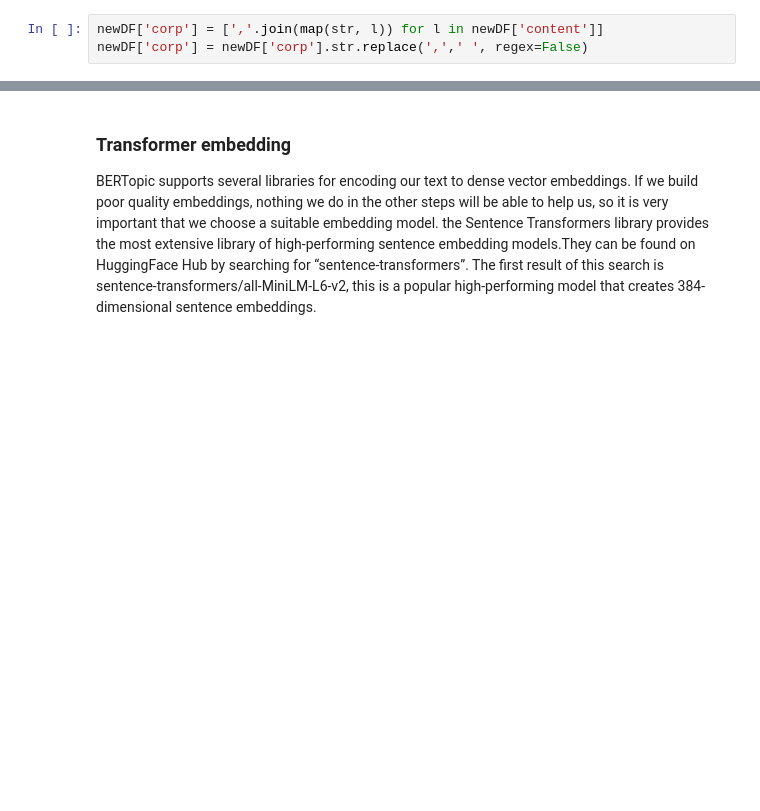
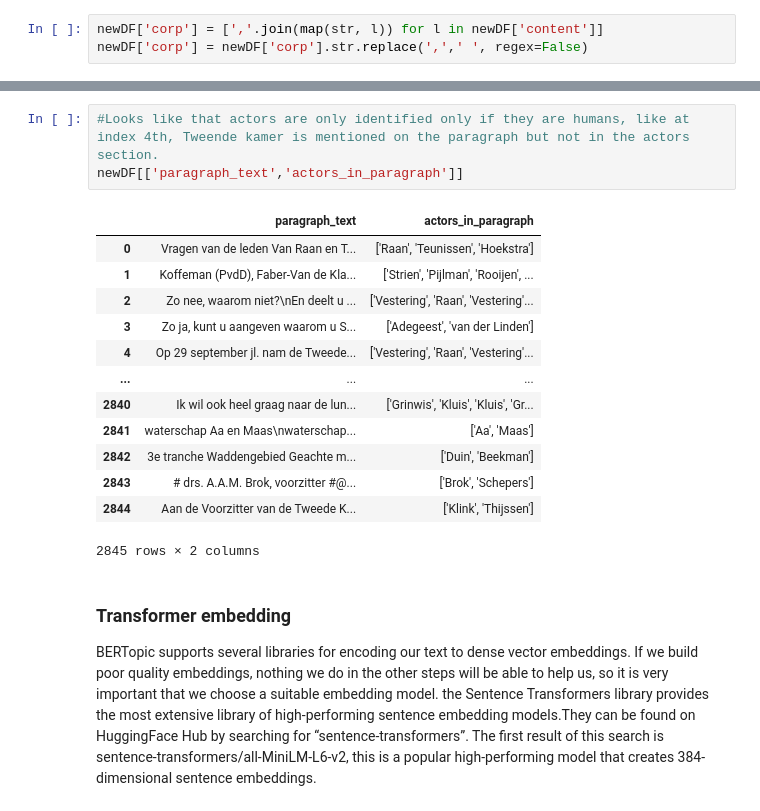
Before and after one commit to liviapopper/jads_DCiA2023_group3, a Jupyter notebook: actor_to_paragraph_fix/Paragraph Embeddings_on_2+actors_per_topic.ipynb, the cells around one changed output, grey strips where cells are left out. Drawn from its saved outputs; the diff is of its cells as text; blank space fills up the shorter version.

```diff
--- a/actor_to_paragraph_fix/Paragraph Embeddings_on_2+actors_per_topic.ipynb
+++ b/actor_to_paragraph_fix/Paragraph Embeddings_on_2+actors_per_topic.ipynb
@@ -229,3 +145,20 @@ newDF
+# %%
+#Looks like that actors are only identified only if they are humans, like at index 4th, Tweende kamer is mentioned on the paragraph but not in the actors section.
+newDF[['paragraph_text','actors_in_paragraph']]
+# %% [output]
+|  | paragraph_text | actors_in_paragraph |
+| 0 | Vragen van de leden Van Raan en T... | ['Raan', 'Teunissen', 'Hoekstra'] |
+| 1 | Koffeman (PvdD), Faber-Van de Kla... | ['Strien', 'Pijlman', 'Rooijen', ... |
+| 2 | Zo nee, waarom niet?\nEn deelt u ... | ['Vestering', 'Raan', 'Vestering'... |
+| 3 | Zo ja, kunt u aangeven waarom u S... | ['Adegeest', 'van der Linden'] |
+| 4 | Op 29 september jl. nam de Tweede... | ['Vestering', 'Raan', 'Vestering'... |
+| ... | ... | ... |
+| 2840 | Ik wil ook heel graag naar de lun... | ['Grinwis', 'Kluis', 'Kluis', 'Gr... |
+| 2841 | waterschap Aa en Maas\nwaterschap... | ['Aa', 'Maas'] |
+| 2842 | 3e tranche Waddengebied Geachte m... | ['Duin', 'Beekman'] |
+| 2843 | # drs. A.A.M. Brok, voorzitter #@... | ['Brok', 'Schepers'] |
+| 2844 | Aan de Voorzitter van de Tweede K... | ['Klink', 'Thijssen'] |
+2845 rows × 2 columns
 # %% [markdown]
 ### Transformer embedding
 BERTopic supports several libraries for encoding our text to dense vector embeddings. If we build poor quality embeddings, nothing we do in the other steps will be able to help us, so it is very important that we choose a suitable embedding model. the Sentence Transformers library provides the most extensive library of high-performing sentence embedding models.They can be found on HuggingFace Hub by searching for “sentence-transformers”. The first result of this search is sentence-transformers/all-MiniLM-L6-v2, this is a popular high-performing model that creates 384-dimensional sentence embeddings.
```
Also changed, not shown: parts of 12 cells of this notebook.
